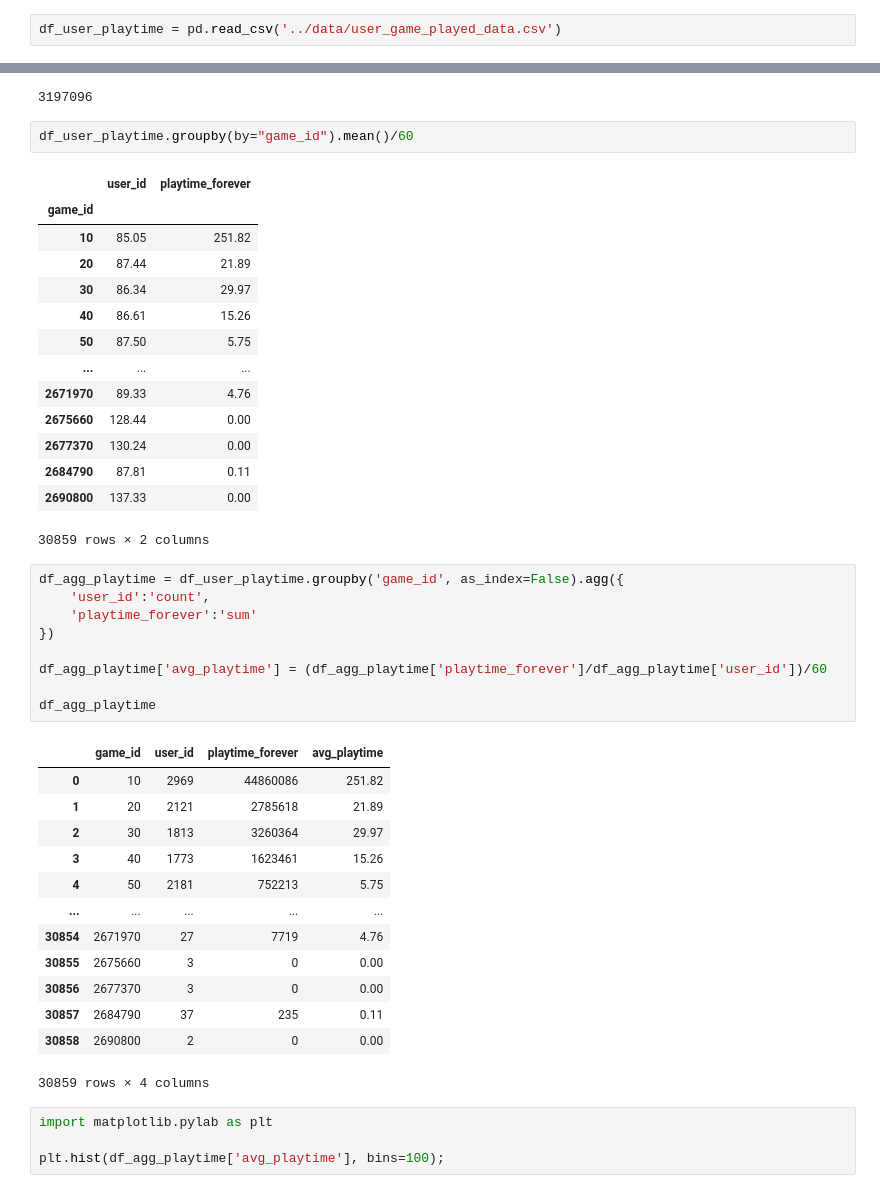
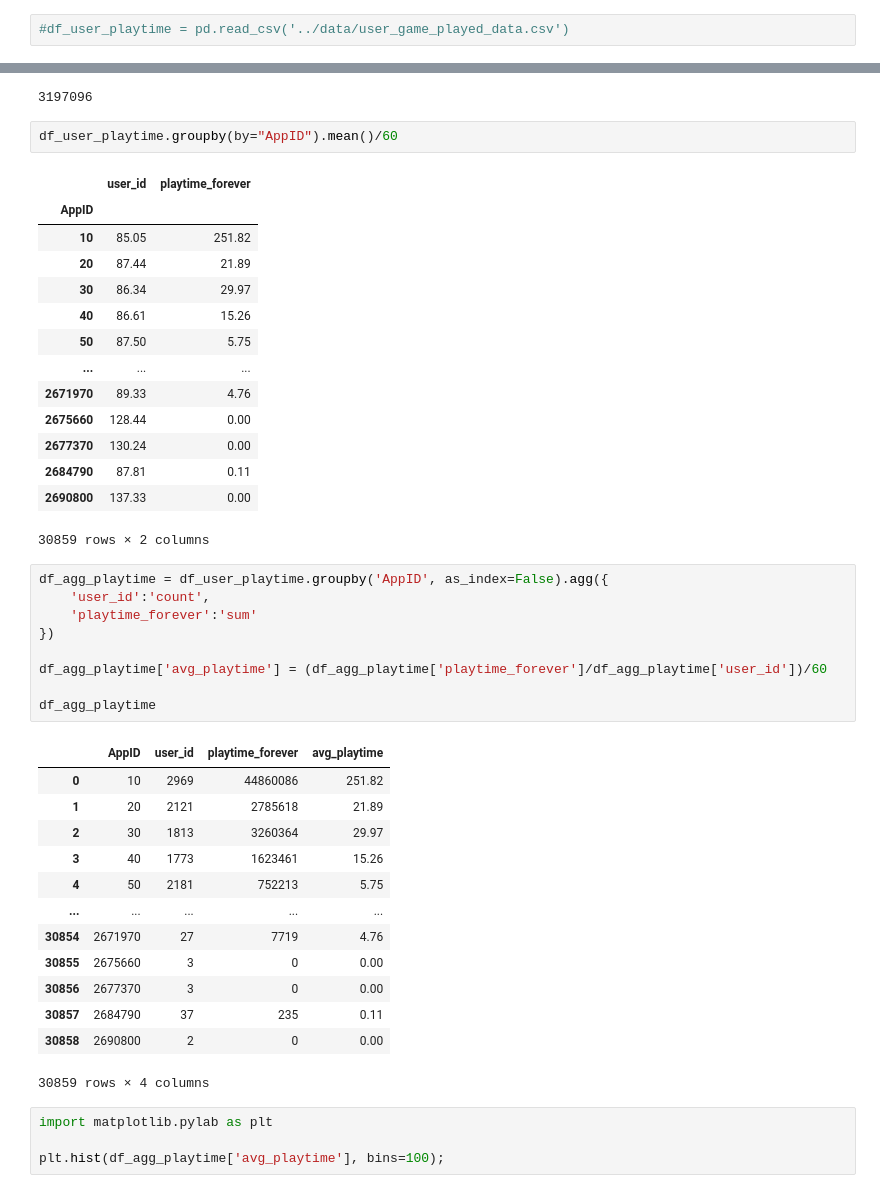
Before and after one commit to Sultan-Mm/AI-Insights-for-Video-Games, a Jupyter notebook: notebooks/NewSutan.ipynb, the cells around one changed output, grey strips where cells are left out. Drawn from its saved outputs; the diff is of its cells as text.

```diff
--- a/notebooks/NewSutan.ipynb
+++ b/notebooks/NewSutan.ipynb
@@ -861,16 +825,16 @@ avg_playtime_per_game.sort_values(by='playtime_forever_hours',ascending=False)
 | 30858 | 2690800 | 0.00 | 0.00 |
 30859 rows × 3 columns
 # %%
-df_user_playtime = pd.read_csv('../data/user_game_played_data.csv')
+#df_user_playtime = pd.read_csv('../data/user_game_played_data.csv')
 # %%
 len(df_user_playtime)
 # %% [output]
 3197096
 # %%
-df_user_playtime.groupby(by="game_id").mean()/60
+df_user_playtime.groupby(by="AppID").mean()/60
 # %% [output]
 |  | user_id | playtime_forever |
-| game_id |  |  |
+| AppID |  |  |
 | 10 | 85.05 | 251.82 |
 | 20 | 87.44 | 21.89 |
 | 30 | 86.34 | 29.97 |
@@ -884,7 +848,7 @@ df_user_playtime.groupby(by="game_id").mean()/60
 | 2690800 | 137.33 | 0.00 |
 30859 rows × 2 columns
 # %%
-df_agg_playtime = df_user_playtime.groupby('game_id', as_index=False).agg({
+df_agg_playtime = df_user_playtime.groupby('AppID', as_index=False).agg({
     'user_id':'count',
     'playtime_forever':'sum'
 })
@@ -893,7 +857,7 @@ df_agg_playtime['avg_playtime'] = (df_agg_playtime['playtime_forever']/df_agg_pl
 
 df_agg_playtime
 # %% [output]
-|  | game_id | user_id | playtime_forever | avg_playtime |
+|  | AppID | user_id | playtime_forever | avg_playtime |
 | 0 | 10 | 2969 | 44860086 | 251.82 |
 | 1 | 20 | 2121 | 2785618 | 21.89 |
 | 2 | 30 | 1813 | 3260364 | 29.97 |
```
Also changed, not shown: parts of 38 cells of this notebook, 11 other files.
